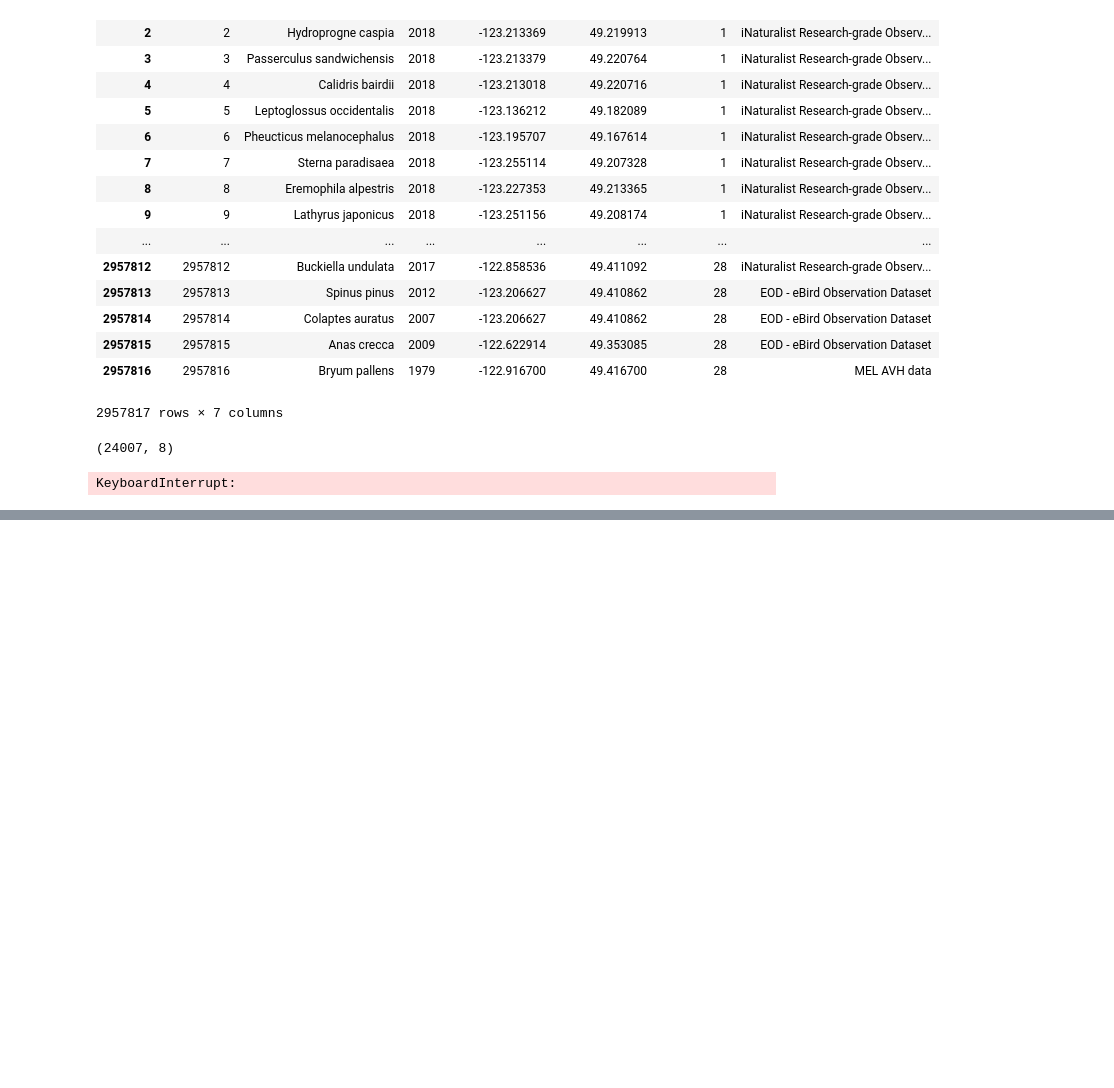
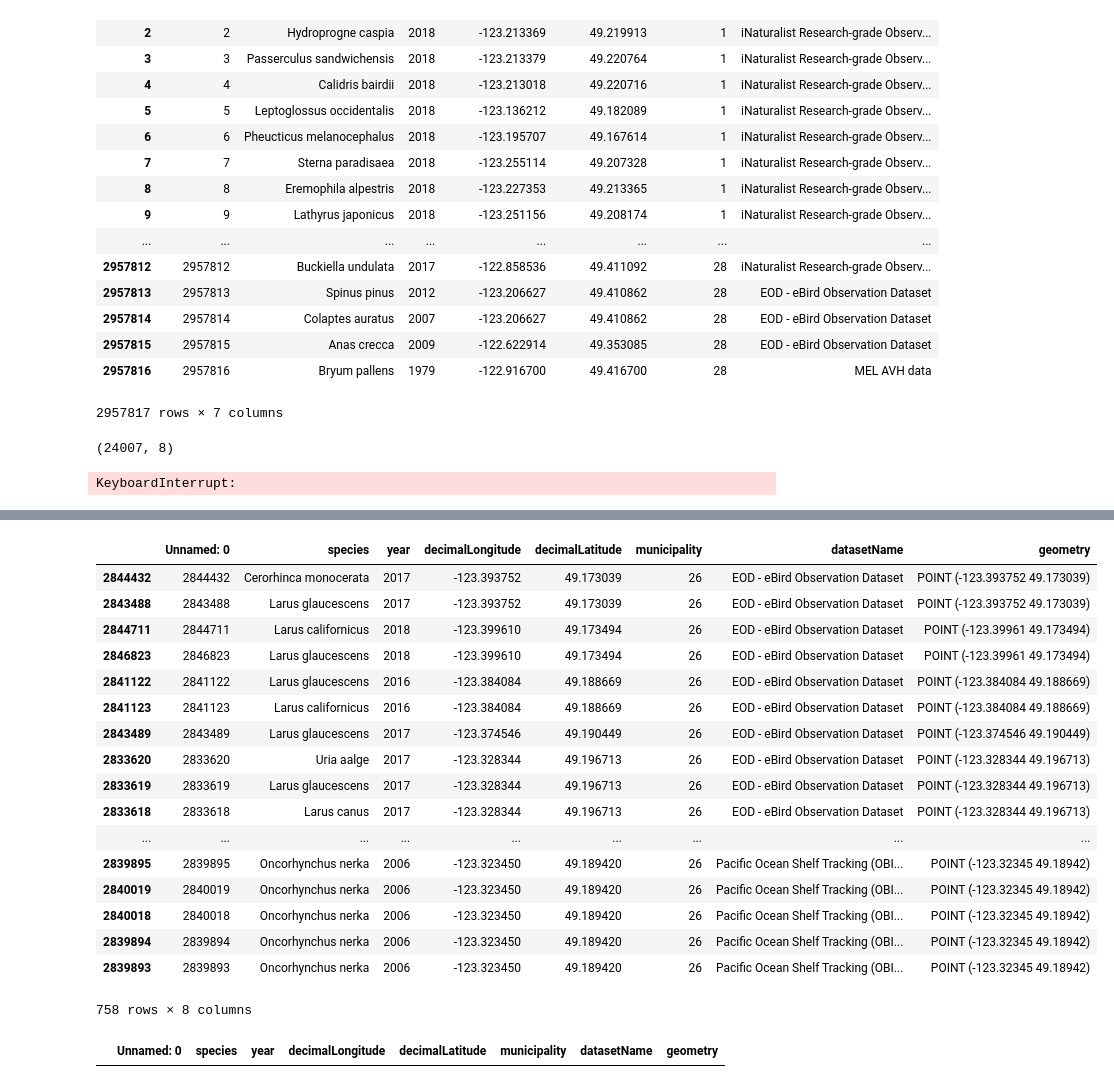
Before and after one commit to raghavaggsss/DSSG19BioDiv, a Jupyter notebook: Geopandas to GeoJson.ipynb, the cells around one changed output, grey strips where cells are left out. Drawn from its saved outputs; the diff is of its cells as text; code cells hidden in the pictures; blank space fills up the shorter version.

```diff
--- a/Geopandas to GeoJson.ipynb
+++ b/Geopandas to GeoJson.ipynb
@@ -464,0 +481,33 @@ geo_df.read_file("gbif_summary.shp")
+# %%
+spatial_index = geo_df.sindex
+# %%
+possible_matches_index = list(spatial_index.intersection(poly.bounds))
+# %%
+possible_matches = geo_df.iloc[possible_matches_index]
+# %%
+precise_matches = possible_matches[possible_matches.intersects(poly)]
+# %%
+precise_matches
+# %% [output]
+|  | Unnamed: 0 | species | year | decimalLongitude | decimalLatitude | municipality | datasetName | geometry |
+| 2844432 | 2844432 | Cerorhinca monocerata | 2017 | -123.393752 | 49.173039 | 26 | EOD - eBird Observation Dataset | POINT (-123.393752 49.173039) |
+| 2843488 | 2843488 | Larus glaucescens | 2017 | -123.393752 | 49.173039 | 26 | EOD - eBird Observation Dataset | POINT (-123.393752 49.173039) |
+| 2844711 | 2844711 | Larus californicus | 2018 | -123.399610 | 49.173494 | 26 | EOD - eBird Observation Dataset | POINT (-123.39961 49.173494) |
+| 2846823 | 2846823 | Larus glaucescens | 2018 | -123.399610 | 49.173494 | 26 | EOD - eBird Observation Dataset | POINT (-123.39961 49.173494) |
+| 2841122 | 2841122 | Larus glaucescens | 2016 | -123.384084 | 49.188669 | 26 | EOD - eBird Observation Dataset | POINT (-123.384084 49.188669) |
+| 2841123 | 2841123 | Larus californicus | 2016 | -123.384084 | 49.188669 | 26 | EOD - eBird Observation Dataset | POINT (-123.384084 49.188669) |
+| 2843489 | 2843489 | Larus glaucescens | 2017 | -123.374546 | 49.190449 | 26 | EOD - eBird Observation Dataset | POINT (-123.374546 49.190449) |
+| 2833620 | 2833620 | Uria aalge | 2017 | -123.328344 | 49.196713 | 26 | EOD - eBird Observation Dataset | POINT (-123.328344 49.196713) |
+| 2833619 | 2833619 | Larus glaucescens | 2017 | -123.328344 | 49.196713 | 26 | EOD - eBird Observation Dataset | POINT (-123.328344 49.196713) |
+| 2833618 | 2833618 | Larus canus | 2017 | -123.328344 | 49.196713 | 26 | EOD - eBird Observation Dataset | POINT (-123.328344 49.196713) |
+| ... | ... | ... | ... | ... | ... | ... | ... | ... |
+| 2839895 | 2839895 | Oncorhynchus nerka | 2006 | -123.323450 | 49.189420 | 26 | Pacific Ocean Shelf Tracking (OBI... | POINT (-123.32345 49.18942) |
+| 2840019 | 2840019 | Oncorhynchus nerka | 2006 | -123.323450 | 49.189420 | 26 | Pacific Ocean Shelf Tracking (OBI... | POINT (-123.32345 49.18942) |
+| 2840018 | 2840018 | Oncorhynchus nerka | 2006 | -123.323450 | 49.189420 | 26 | Pacific Ocean Shelf Tracking (OBI... | POINT (-123.32345 49.18942) |
+| 2839894 | 2839894 | Oncorhynchus nerka | 2006 | -123.323450 | 49.189420 | 26 | Pacific Ocean Shelf Tracking (OBI... | POINT (-123.32345 49.18942) |
+| 2839893 | 2839893 | Oncorhynchus nerka | 2006 | -123.323450 | 49.189420 | 26 | Pacific Ocean Shelf Tracking (OBI... | POINT (-123.32345 49.18942) |
+758 rows × 8 columns
+# %%
+gpd.GeoDataFrame(columns=precise_matches.columns)
+# %% [output]
+|  | Unnamed: 0 | species | year | decimalLongitude | decimalLatitude | municipality | datasetName | geometry |
```
Also changed, not shown: parts of 7 cells of this notebook, 5 other files.
